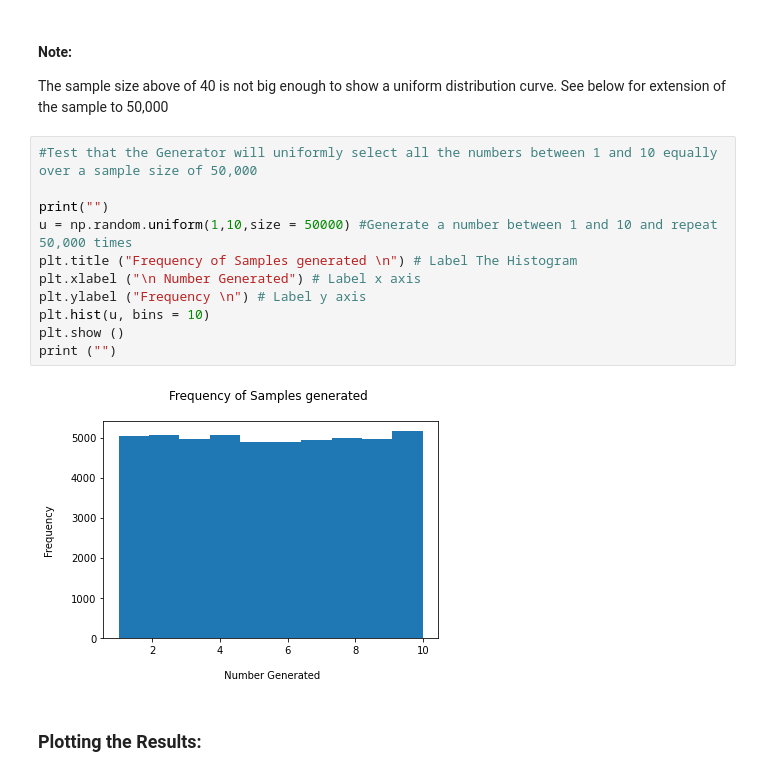
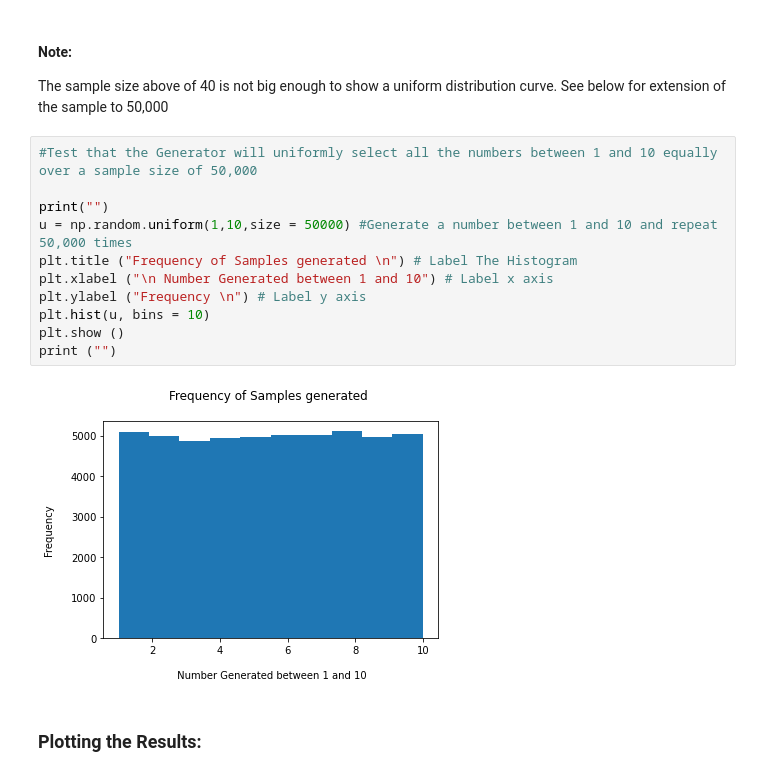
Before and after one commit to Fiona-600/Programming-for-Data-Analytics-2020-Assignment, a Jupyter notebook: Assignment-2020.ipynb, the cells around one changed output. Drawn from its saved outputs; the diff is of its cells as text.

```diff
--- a/Assignment-2020.ipynb
+++ b/Assignment-2020.ipynb
@@ -295,16 +296,16 @@ The sample size above of 40 is not big enough to show a uniform distribution cur
 # %%
 #Test that the Generator will uniformly select all the numbers between 1 and 10 equally over a sample size of 50,000
 
 print("")
 u = np.random.uniform(1,10,size = 50000) #Generate a number between 1 and 10 and repeat 50,000 times
 plt.title ("Frequency of Samples generated \n") # Label The Histogram
-plt.xlabel ("\n Number Generated") # Label x axis
+plt.xlabel ("\n Number Generated between 1 and 10") # Label x axis
 plt.ylabel ("Frequency \n") # Label y axis
 plt.hist(u, bins = 10)
 plt.show ()
 print ("")
 # %% [output]
-[figure, old version]
+[figure, new version]
 # %% [markdown]
 ### Plotting the Results:
 # %%
```
Also changed, not shown: parts of 31 cells of this notebook.
